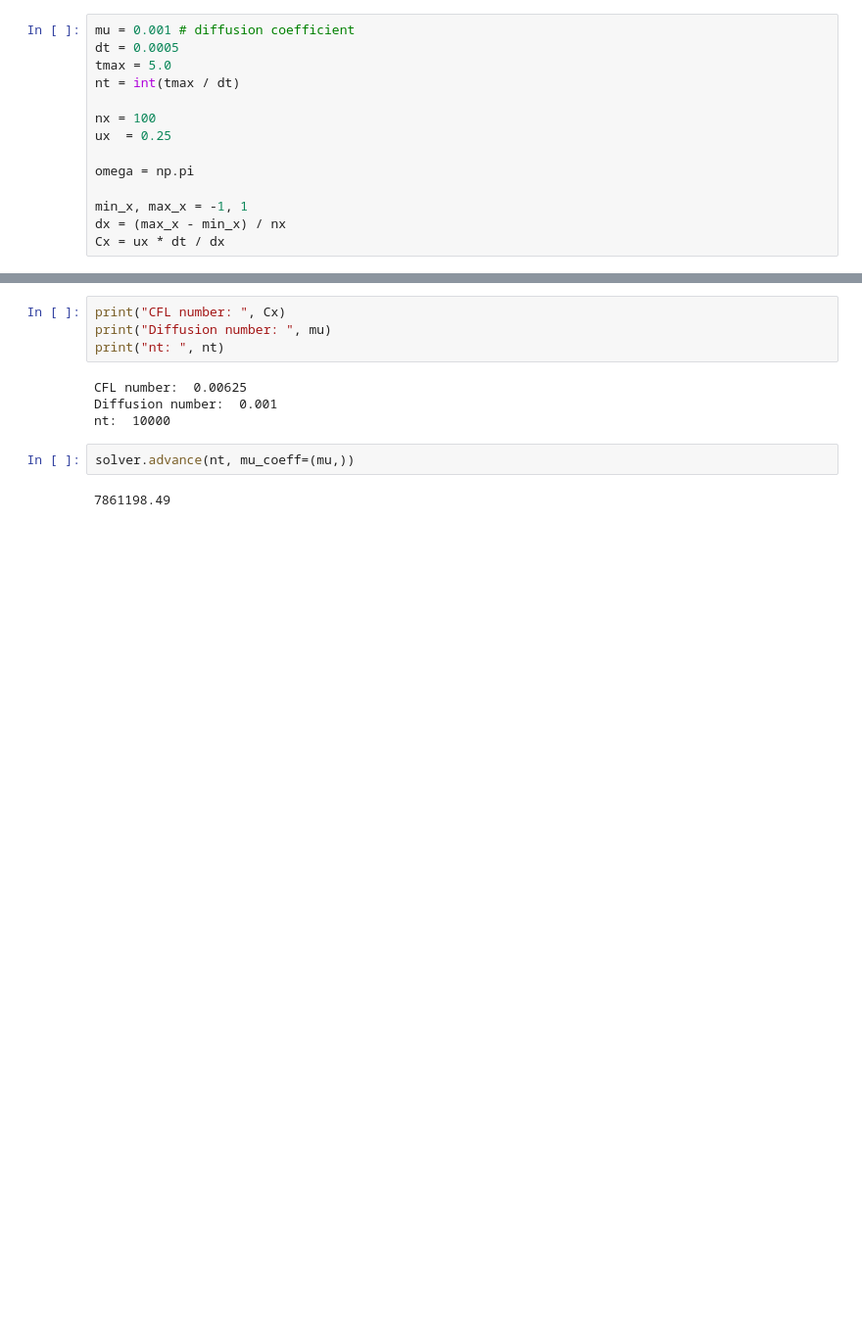
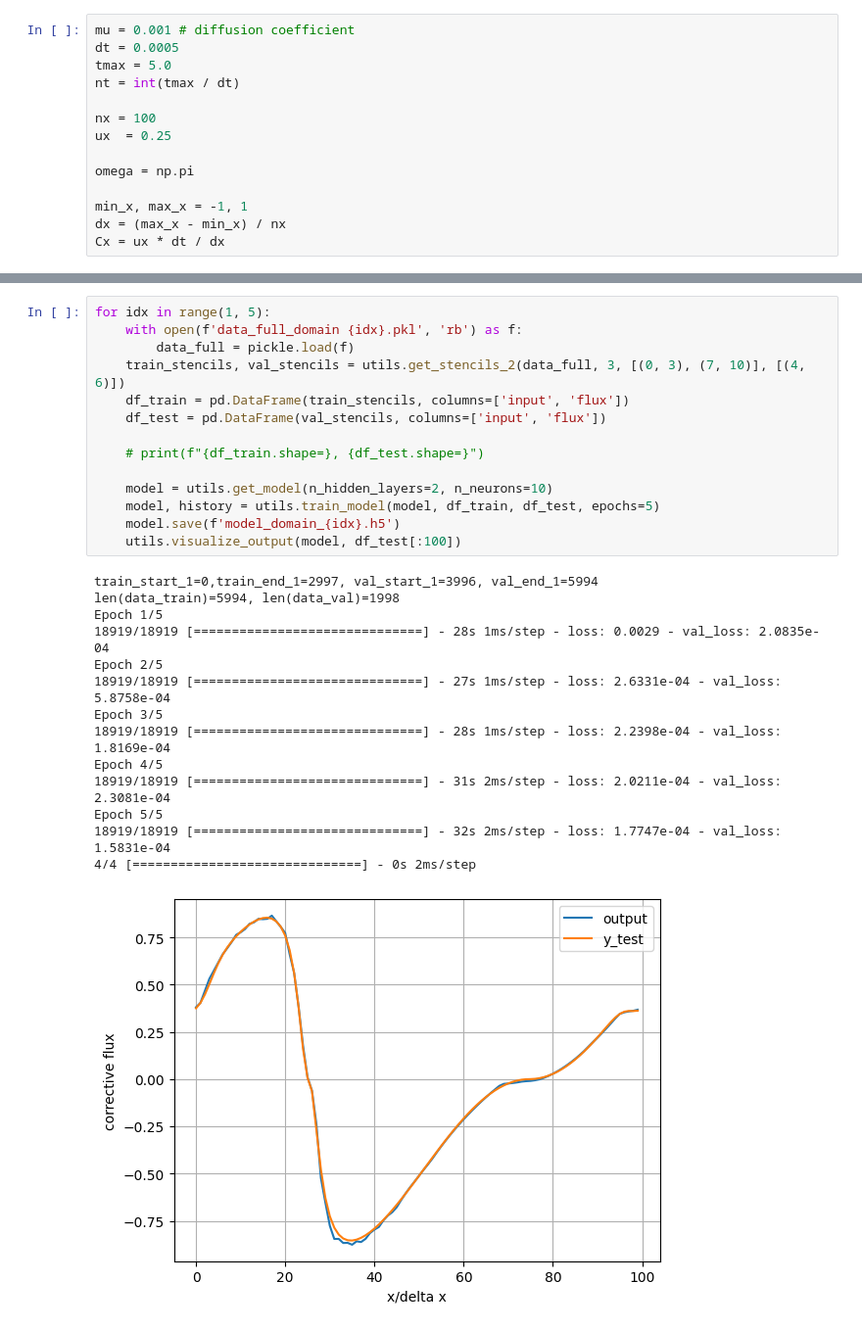
Before and after one commit to pawelmagnu/PyMPDATA, a Jupyter notebook: fluxes/second_advection.ipynb, the cells around one changed output, grey strips where cells are left out. Shown at 98% size. Cells and saved outputs as stored; diff of their text form; blank space fills up the shorter version.

```diff
--- a/fluxes/second_advection.ipynb
+++ b/fluxes/second_advection.ipynb
@@ -88,12 +119,29 @@ solver = Solver(stepper=stepper,
-# %%
-print("CFL number: ", Cx)
-print("Diffusion number: ", mu)
-print("nt: ", nt)
-# %% [output]
-CFL number:  0.00625
-Diffusion number:  0.001
-nt:  10000
-# %%
-solver.advance(nt, mu_coeff=(mu,))
-# %% [output]
-7861198.49
+# %%
+for idx in range(1, 5):
+    with open(f'data_full_domain {idx}.pkl', 'rb') as f:
+        data_full = pickle.load(f)
+    train_stencils, val_stencils = utils.get_stencils_2(data_full, 3, [(0, 3), (7, 10)], [(4, 6)])
+    df_train = pd.DataFrame(train_stencils, columns=['input', 'flux'])
+    df_test = pd.DataFrame(val_stencils, columns=['input', 'flux'])
+
+    # print(f"{df_train.shape=}, {df_test.shape=}")
+
+    model = utils.get_model(n_hidden_layers=2, n_neurons=10)
+    model, history = utils.train_model(model, df_train, df_test, epochs=5)
+    model.save(f'model_domain_{idx}.h5')
+    utils.visualize_output(model, df_test[:100])
+# %% [output]
+train_start_1=0,train_end_1=2997, val_start_1=3996, val_end_1=5994
+len(data_train)=5994, len(data_val)=1998
+Epoch 1/5
+18919/18919 [==============================] - 28s 1ms/step - loss: 0.0029 - val_loss: 2.0835e-04
+Epoch 2/5
+18919/18919 [==============================] - 27s 1ms/step - loss: 2.6331e-04 - val_loss: 5.8758e-04
+Epoch 3/5
+18919/18919 [==============================] - 28s 1ms/step - loss: 2.2398e-04 - val_loss: 1.8169e-04
+Epoch 4/5
+18919/18919 [==============================] - 31s 2ms/step - loss: 2.0211e-04 - val_loss: 2.3081e-04
+Epoch 5/5
+18919/18919 [==============================] - 32s 2ms/step - loss: 1.7747e-04 - val_loss: 1.5831e-04
+4/4 [==============================] - 0s 2ms/step
+[figure, added]
```
Also changed, not shown: parts of 13 cells of this notebook, 1 other file.
